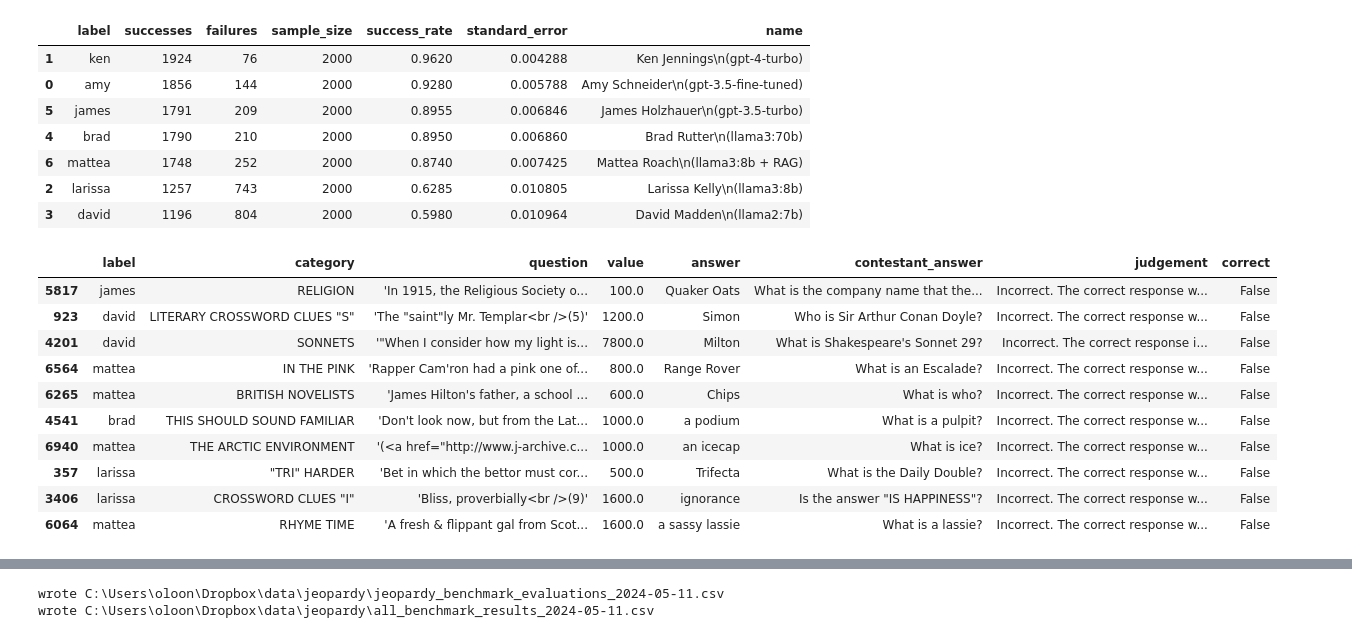
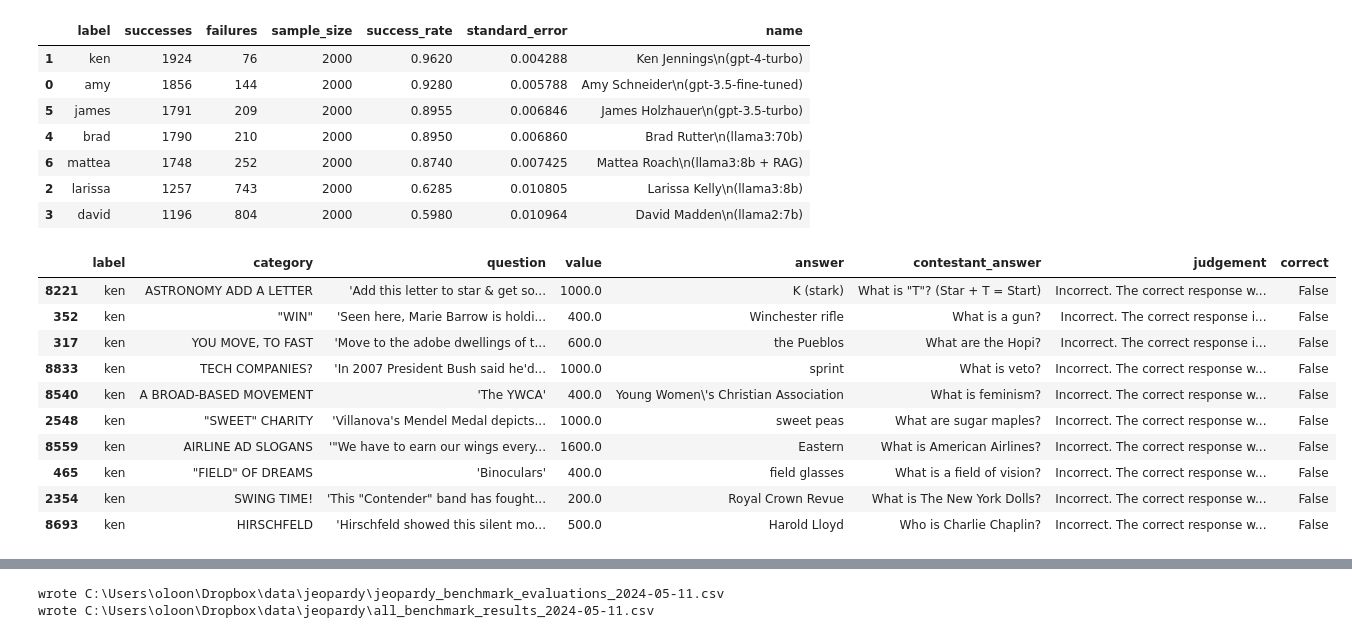
Before and after one commit to olooney/jpt, a Jupyter notebook: Jeopardy Benchmarks.ipynb, the cells around one changed output, grey strips where cells are left out. Saved outputs shown, nothing was run; the diff lists cells and outputs as text; code cells hidden in the pictures.

```diff
--- a/Jeopardy Benchmarks.ipynb
+++ b/Jeopardy Benchmarks.ipynb
@@ -79,21 +80,23 @@ jeopardy_benchmark_evaluations_df
 | 6 | mattea | 1748 | 252 | 2000 | 0.8740 | 0.007425 | Mattea Roach\n(llama3:8b + RAG) |
 | 2 | larissa | 1257 | 743 | 2000 | 0.6285 | 0.010805 | Larissa Kelly\n(llama3:8b) |
 | 3 | david | 1196 | 804 | 2000 | 0.5980 | 0.010964 | David Madden\n(llama2:7b) |
-# %%
-errors_df = all_benchmark_results_df[ ~all_benchmark_results_df['correct'] ]
-errors_df.sample(len(errors_df)).head(10)
-# %% [output]
-|  | label | category | question | value | answer | contestant_answer | judgement | correct |
-| 5817 | james | RELIGION | 'In 1915, the Religious Society o... | 100.0 | Quaker Oats | What is the company name that the... | Incorrect. The correct response w... | False |
-| 923 | david | LITERARY CROSSWORD CLUES "S" | 'The "saint"ly Mr. Templar<br />(5)' | 1200.0 | Simon | Who is Sir Arthur Conan Doyle? | Incorrect. The correct response w... | False |
-| 4201 | david | SONNETS | '"When I consider how my light is... | 7800.0 | Milton | What is Shakespeare's Sonnet 29? | Incorrect. The correct response i... | False |
-| 6564 | mattea | IN THE PINK | 'Rapper Cam'ron had a pink one of... | 800.0 | Range Rover | What is an Escalade? | Incorrect. The correct response w... | False |
-| 6265 | mattea | BRITISH NOVELISTS | 'James Hilton's father, a school ... | 600.0 | Chips | What is who? | Incorrect. The correct response w... | False |
-| 4541 | brad | THIS SHOULD SOUND FAMILIAR | 'Don't look now, but from the Lat... | 1000.0 | a podium | What is a pulpit? | Incorrect. The correct response w... | False |
-| 6940 | mattea | THE ARCTIC ENVIRONMENT | '(<a href="http://www.j-archive.c... | 1000.0 | an icecap | What is ice? | Incorrect. The correct response w... | False |
-| 357 | larissa | "TRI" HARDER | 'Bet in which the bettor must cor... | 500.0 | Trifecta | What is the Daily Double? | Incorrect. The correct response w... | False |
-| 3406 | larissa | CROSSWORD CLUES "I" | 'Bliss, proverbially<br />(9)' | 1600.0 | ignorance | Is the answer "IS HAPPINESS"? | Incorrect. The correct response w... | False |
-| 6064 | mattea | RHYME TIME | 'A fresh & flippant gal from Scot... | 1600.0 | a sassy lassie | What is a lassie? | Incorrect. The correct response w... | False |
+# %%
+all_benchmark_results_df = pd.read_csv(os.path.join(jpt.JEOPARDY_DATA_DIR, r'all_benchmark_results_2024-05-11.csv'))
+# %%
+errors_df = all_benchmark_results_df[ ~all_benchmark_results_df['correct'] & (all_benchmark_results_df['label'] == 'ken') ]
+errors_df.sample(len(errors_df)).head(10)
+# %% [output]
+|  | label | category | question | value | answer | contestant_answer | judgement | correct |
+| 8221 | ken | ASTRONOMY ADD A LETTER | 'Add this letter to star & get so... | 1000.0 | K (stark) | What is "T"? (Star + T = Start) | Incorrect. The correct response w... | False |
+| 352 | ken | "WIN" | 'Seen here, Marie Barrow is holdi... | 400.0 | Winchester rifle | What is a gun? | Incorrect. The correct response i... | False |
+| 317 | ken | YOU MOVE, TO FAST | 'Move to the adobe dwellings of t... | 600.0 | the Pueblos | What are the Hopi? | Incorrect. The correct response i... | False |
+| 8833 | ken | TECH COMPANIES? | 'In 2007 President Bush said he'd... | 1000.0 | sprint | What is veto? | Incorrect. The correct response w... | False |
+| 8540 | ken | A BROAD-BASED MOVEMENT | 'The YWCA' | 400.0 | Young Women\'s Christian Association | What is feminism? | Incorrect. The correct response w... | False |
+| 2548 | ken | "SWEET" CHARITY | 'Villanova's Mendel Medal depicts... | 1000.0 | sweet peas | What are sugar maples? | Incorrect. The correct response w... | False |
+| 8559 | ken | AIRLINE AD SLOGANS | '"We have to earn our wings every... | 1600.0 | Eastern | What is American Airlines? | Incorrect. The correct response w... | False |
+| 465 | ken | "FIELD" OF DREAMS | 'Binoculars' | 400.0 | field glasses | What is a field of vision? | Incorrect. The correct response w... | False |
+| 2354 | ken | SWING TIME! | 'This "Contender" band has fought... | 200.0 | Royal Crown Revue | What is The New York Dolls? | Incorrect. The correct response w... | False |
+| 8693 | ken | HIRSCHFELD | 'Hirschfeld showed this silent mo... | 500.0 | Harold Lloyd | Who is Charlie Chaplin? | Incorrect. The correct response w... | False |
 # %%
 # Plotting the bar chart with error bars
 jpt.plot_evaluations(jeopardy_benchmark_evaluations_df)
```
Also changed, not shown: parts of 4 cells of this notebook, 6 other files.
